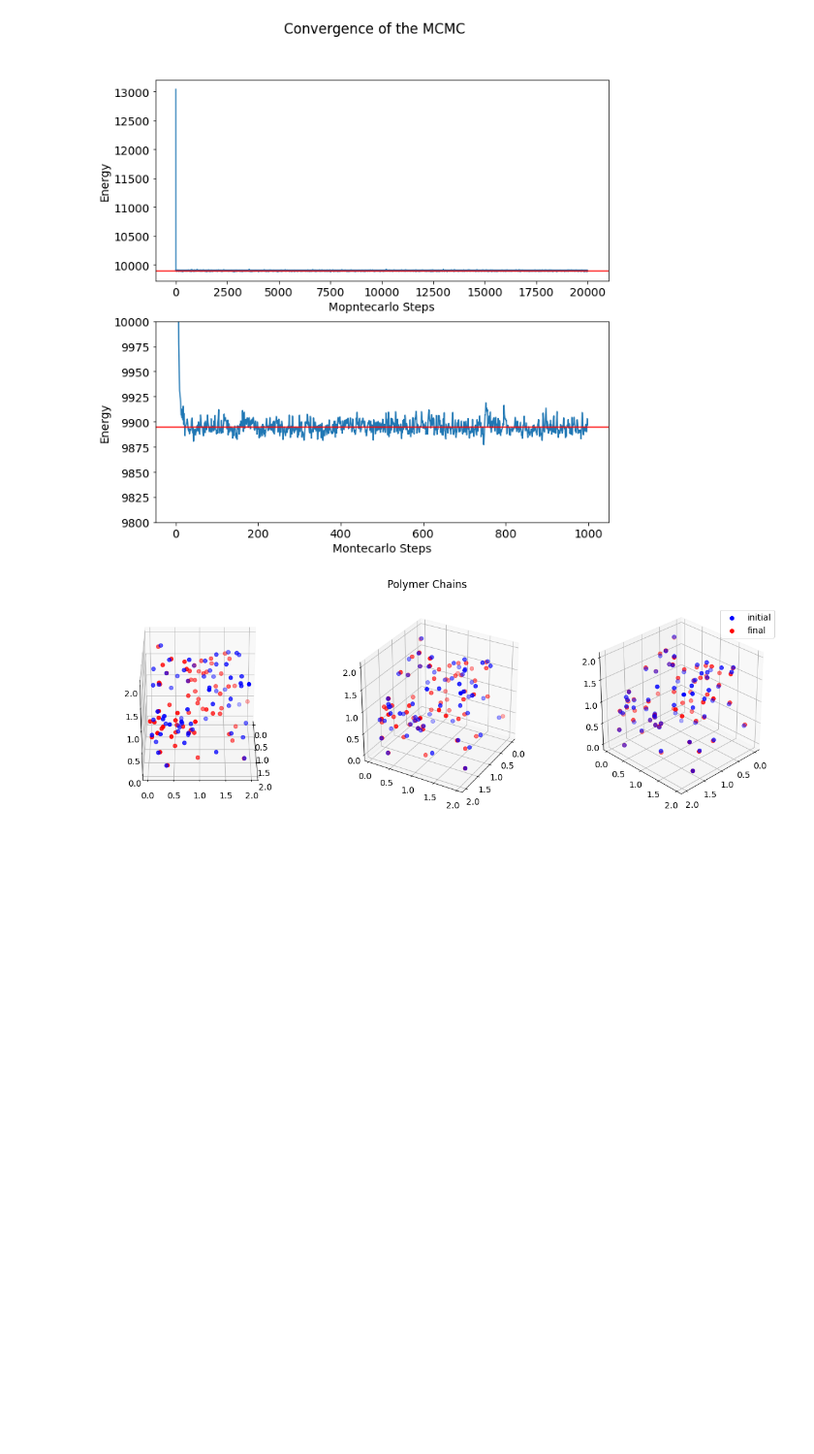
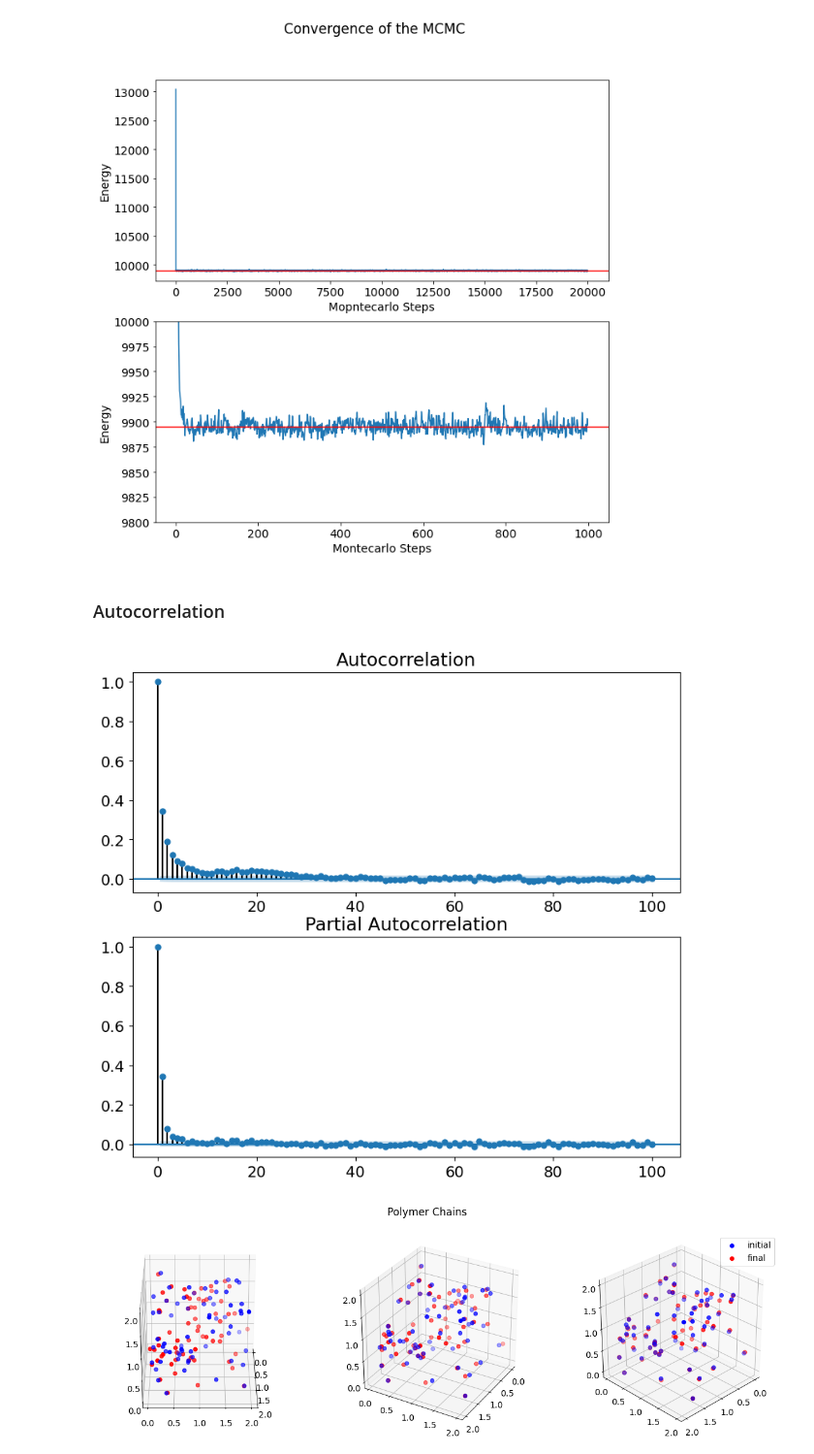
Before and after one commit to Ssalazar12/Physics, a Jupyter notebook: Self-Consistent Field Theory/montecarlo_analysis.ipynb, the cells around one changed output. Shown: that part at 97% size. Cells and saved outputs as stored; diff of their text form; code cells hidden in the pictures; blank space fills up the shorter version.

```diff
--- a/Self-Consistent Field Theory/montecarlo_analysis.ipynb
+++ b/Self-Consistent Field Theory/montecarlo_analysis.ipynb
@@ -64,7 +57,7 @@ def clean_polymers(coord_polymer):
 # %% [markdown]
 ## Analysis without fields
 # %%
-id_string = 'longer_no_fields'
+id_string = 'even_longer_no_fields'
 # %%
 
 acceptance_ratios = np.loadtxt(id_string+'/acceptance_ratio.csv', delimiter=',')
@@ -110,6 +103,15 @@ plt.ylabel('Energy')
 plt.savefig('energy_convergence.png')
 # %% [output]
 [figure]
+# %% [markdown]
+### Autocorrelation
+# %%
+fig, axes = plt.subplots(2,1,figsize=(8,7), dpi= 100)
+plt.tight_layout()
+_ = plot_acf(u_list[100:], lags=100, ax=axes[0])
+_ = plot_pacf(u_list[100:], lags=100, ax=axes[1])
+# %% [output]
+[figure, added]
 # %%
 fig = plt.figure(figsize=(20,6))
 plt.suptitle('Polymer Chains')
```
Also changed, not shown: parts of 17 cells of this notebook, 2 other files.
